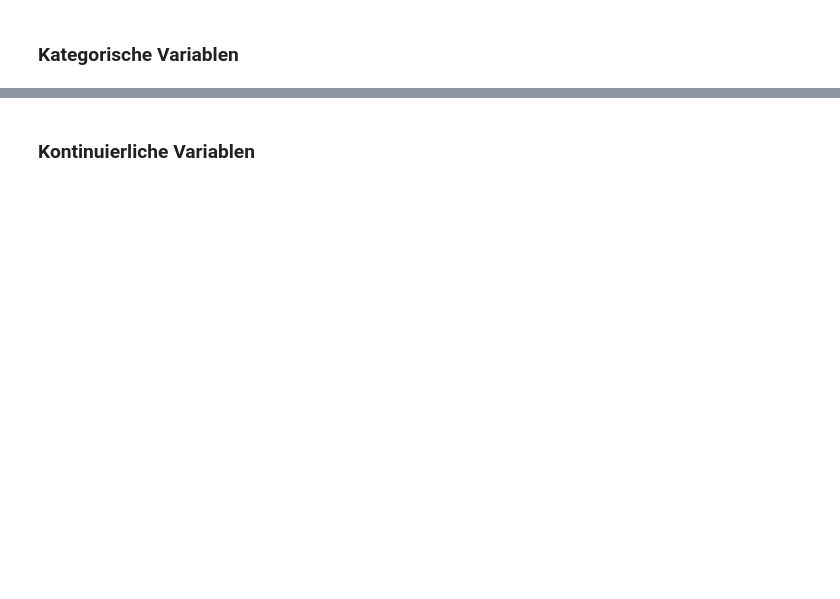
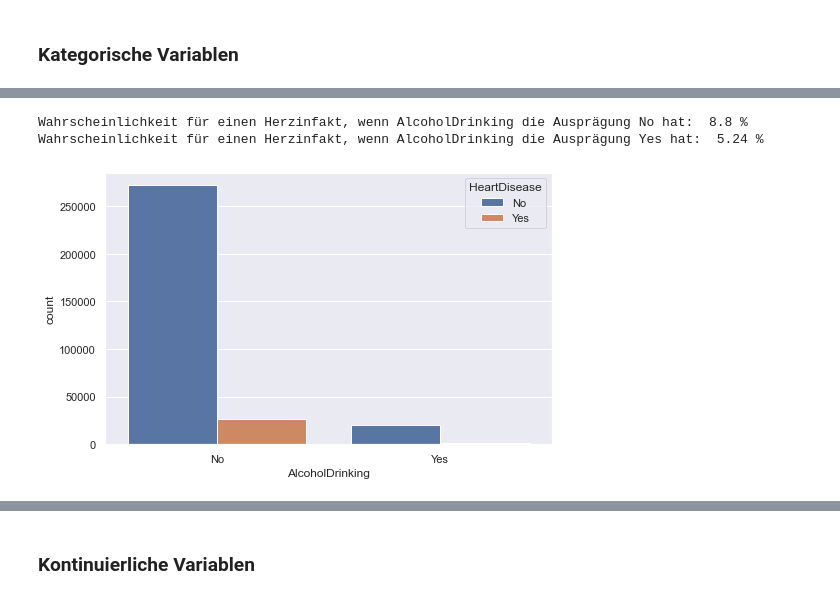
Before and after one commit to flori567/QIT_Ausarbeitung, a Jupyter notebook: heart_attack_prediction.ipynb, the cells around one changed output, grey strips where cells are left out. Cells and saved outputs as stored; diff of their text form; code cells hidden in the pictures; blank space fills up the shorter version.

```diff
--- a/heart_attack_prediction.ipynb
+++ b/heart_attack_prediction.ipynb
@@ -460,0 +418,7 @@ sns.countplot(x="SkinCancer", hue='HeartDisease', data=df)
+# %%
+sns.countplot(x="AlcoholDrinking", hue='HeartDisease', data=df)
+calculate_probability(df, 'AlcoholDrinking')
+# %% [output]
+Wahrscheinlichkeit für einen Herzinfakt, wenn AlcoholDrinking die Ausprägung No hat:  8.8 %
+Wahrscheinlichkeit für einen Herzinfakt, wenn AlcoholDrinking die Ausprägung Yes hat:  5.24 %
+[figure, added]
```
Also changed, not shown: parts of 30 cells of this notebook.
